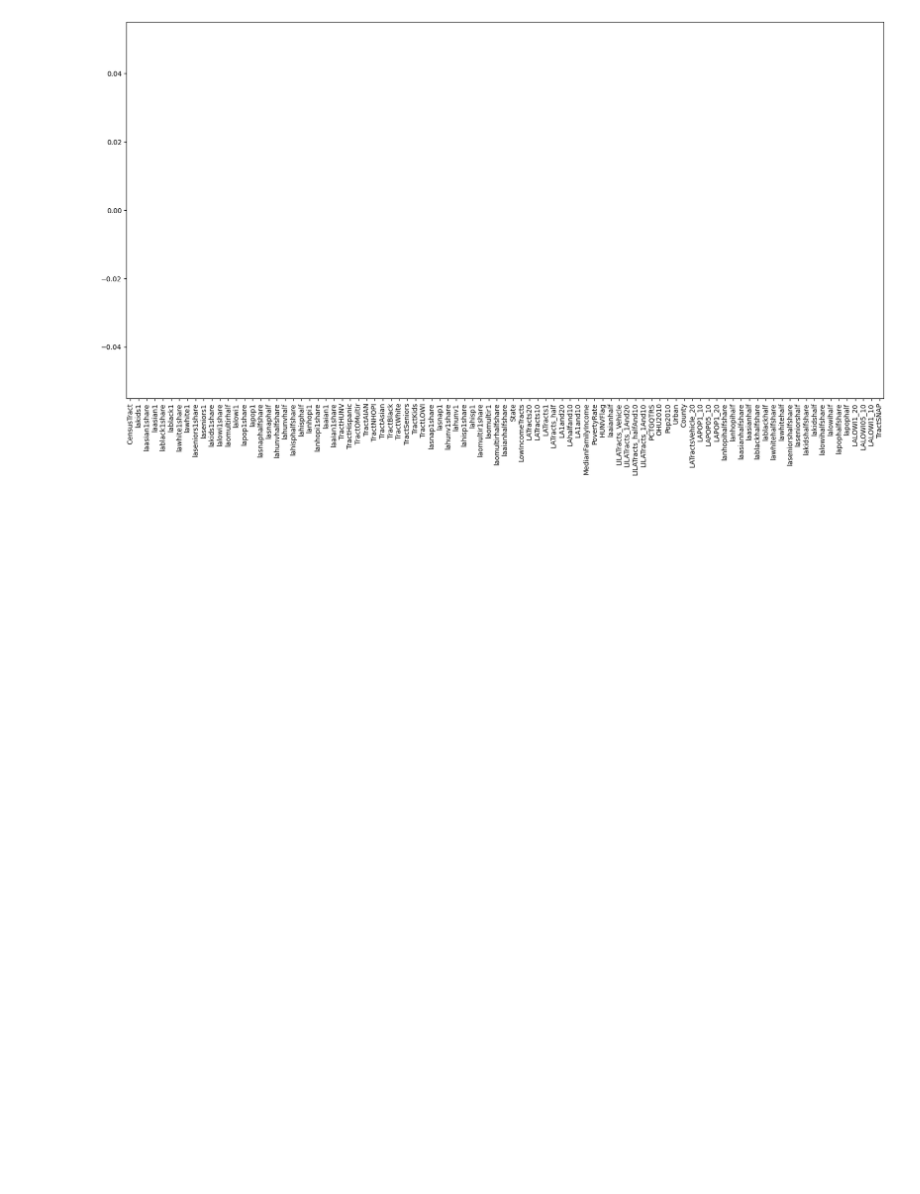
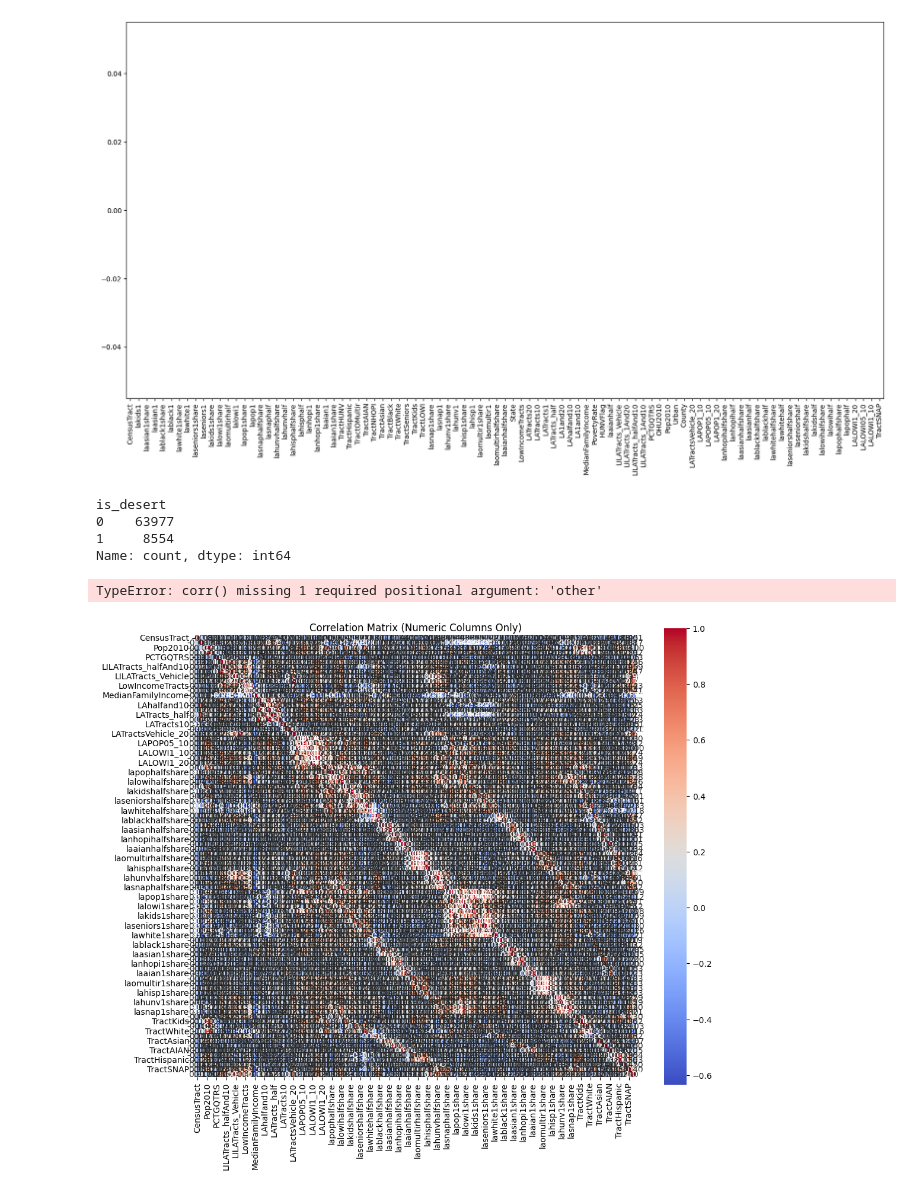
Before and after one commit to Sarfarazzzzz/DSA-Datathon-2025, a Jupyter notebook: notebooks/EDA.ipynb, the cells around one changed output. Drawn from its saved outputs; the diff is of its cells as text; code cells hidden in the pictures; blank space fills up the shorter version.

```diff
--- a/notebooks/EDA.ipynb
+++ b/notebooks/EDA.ipynb
@@ -420,5 +420,37 @@ FoodAccessAtlascleaned_Final_missing_report["Missing (%)"].plot(kind="bar", figs
 FoodAccessAtlascleaned_Final.to_csv("../DATA/FoodAccessAtlascleaned.csv", index=False)
 # %%
 FoodAccessAtlascleaned_Final = pd.read_csv("../DATA/FoodAccessAtlascleaned.csv")
+# %%
+
+# Assuming 'df' is your cleaned DataFrame loaded from the cleaned CSV file
+# For example:
+# df = pd.read_csv("FoodAccessAtlascleaned.csv")
+
+# Define the is_desert flag:
+FoodAccessAtlascleaned_Final['is_desert'] = (((FoodAccessAtlascleaned_Final['LILATracts_halfAnd10'] == 1) | (FoodAccessAtlascleaned_Final['LILATracts_1And20'] == 1)) & (FoodAccessAtlascleaned_Final['HUNVFlag'] == 1)).astype(int)
+
+# Check the resulting distribution of is_desert
+print(FoodAccessAtlascleaned_Final['is_desert'].value_counts())
+# %% [output]
+is_desert
+0    63977
+1     8554
+Name: count, dtype: int64
+# %%
+FoodAccessAtlascleaned_corr = FoodAccessAtlascleaned_Final.dtypes[FoodAccessAtlascleaned_Final.dtypes != "object"].corr()
+# %% [output]
+TypeError: corr() missing 1 required positional argument: 'other'
+# %%
+
+numeric_df = FoodAccessAtlascleaned_Final.select_dtypes(include='number')
+# %%
+corr_matrix = numeric_df.corr()
+# %%
+plt.figure(figsize=(12, 10))
+sns.heatmap(corr_matrix, annot=True, fmt=".2f", cmap="coolwarm", square=True)
+plt.title("Correlation Matrix (Numeric Columns Only)")
+plt.show()
+# %% [output]
+[figure, added]
 # %%
 # %% [output]
```
Also changed, not shown: parts of 20 cells of this notebook, 2 other files.
